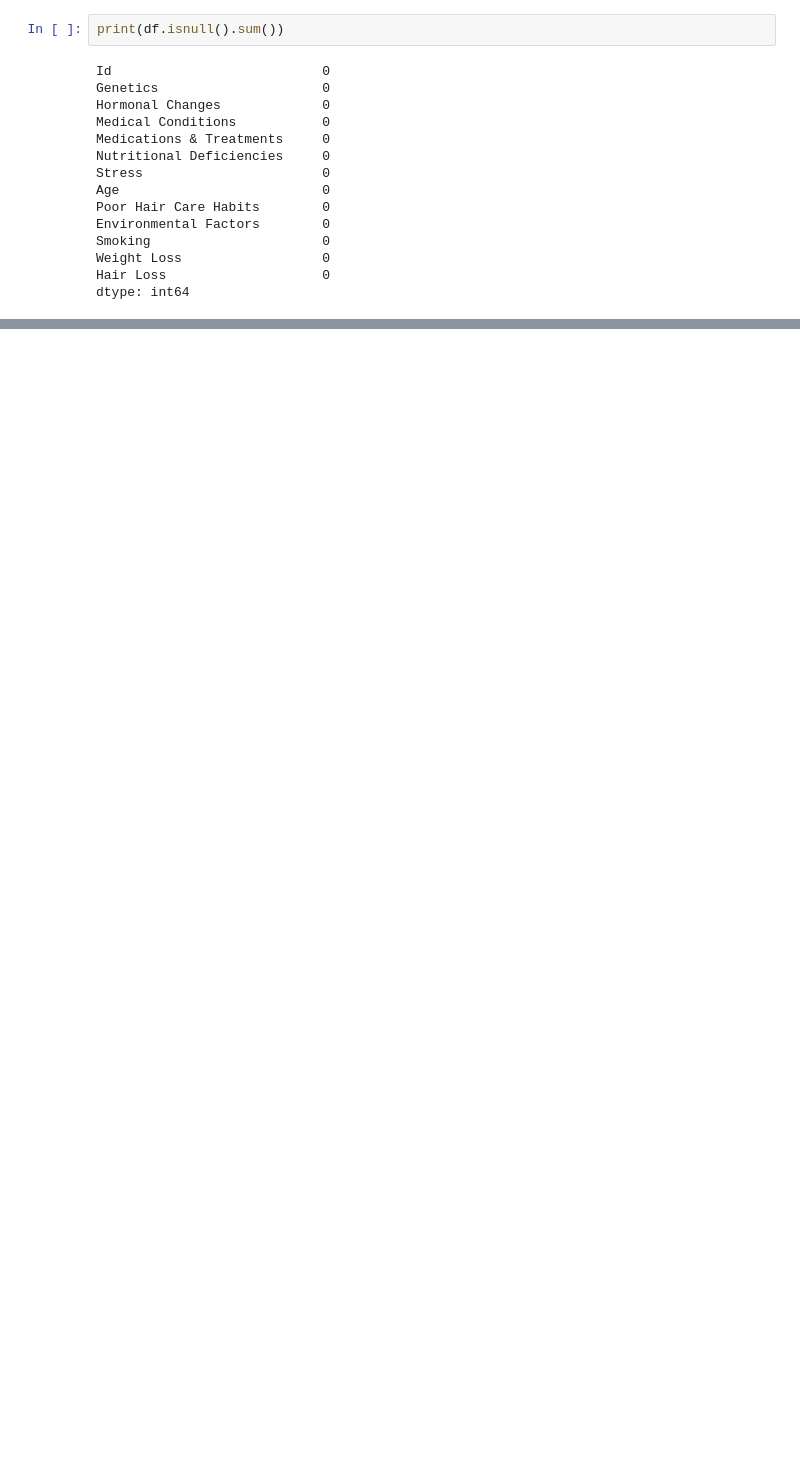
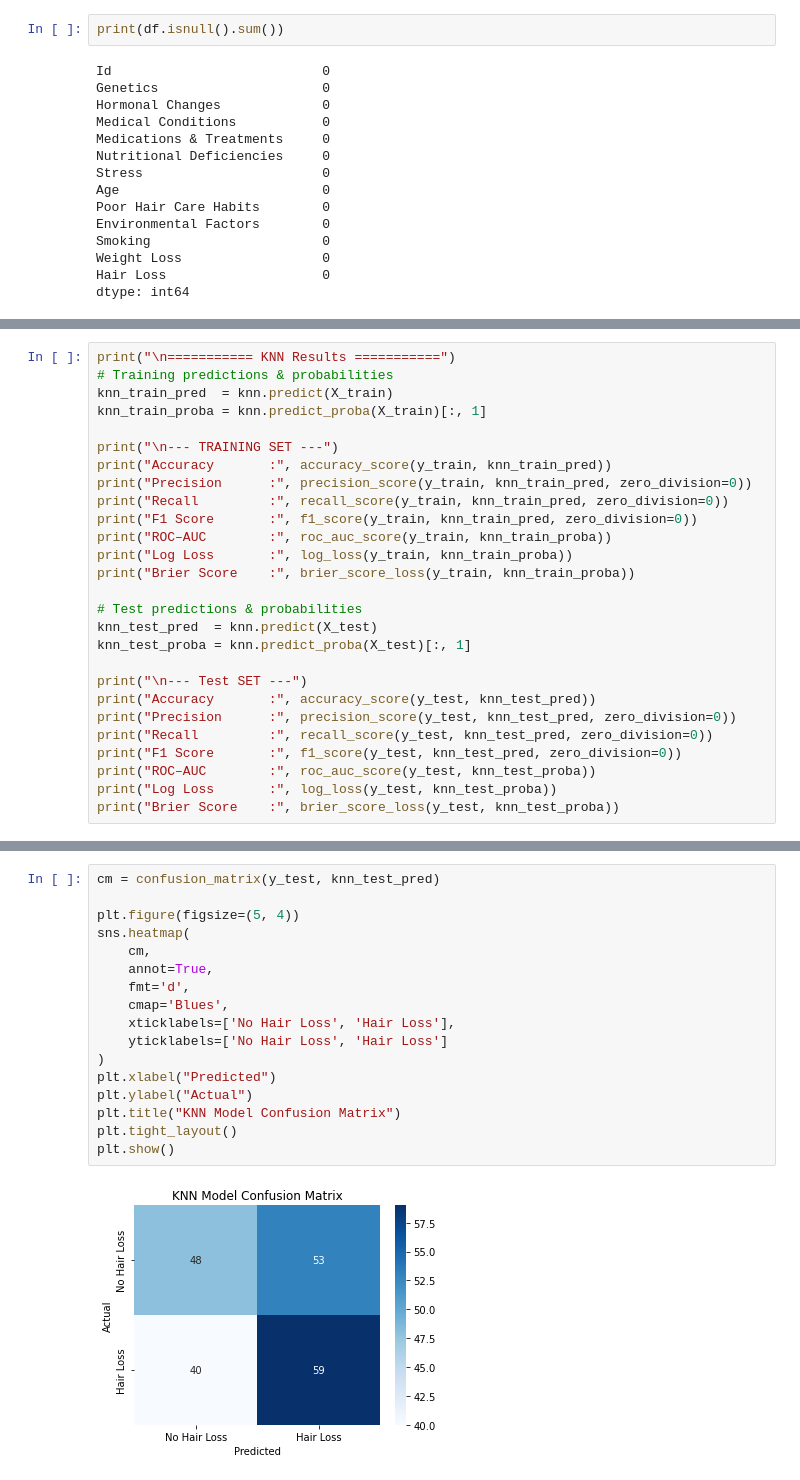
Before and after one commit to timnd08/hair-health-model, a Jupyter notebook: main_LR_SVM_KNN.ipynb, the cells around one changed output, grey strips where cells are left out. Drawn from its saved outputs; the diff is of its cells as text; blank space fills up the shorter version.

```diff
--- a/main_LR_SVM_KNN.ipynb
+++ b/main_LR_SVM_KNN.ipynb
@@ -822,0 +1023,27 @@ plt.show()
+# %%
+print("\n=========== KNN Results ===========")
+# Training predictions & probabilities
+knn_train_pred  = knn.predict(X_train)
+knn_train_proba = knn.predict_proba(X_train)[:, 1]
+
+print("\n--- TRAINING SET ---")
+print("Accuracy       :", accuracy_score(y_train, knn_train_pred))
+print("Precision      :", precision_score(y_train, knn_train_pred, zero_division=0))
+print("Recall         :", recall_score(y_train, knn_train_pred, zero_division=0))
+print("F1 Score       :", f1_score(y_train, knn_train_pred, zero_division=0))
+print("ROC–AUC        :", roc_auc_score(y_train, knn_train_proba))
+print("Log Loss       :", log_loss(y_train, knn_train_proba))
+print("Brier Score    :", brier_score_loss(y_train, knn_train_proba))
+
+# Test predictions & probabilities
+knn_test_pred  = knn.predict(X_test)
+knn_test_proba = knn.predict_proba(X_test)[:, 1]
+
+print("\n--- Test SET ---")
+print("Accuracy       :", accuracy_score(y_test, knn_test_pred))
+print("Precision      :", precision_score(y_test, knn_test_pred, zero_division=0))
+print("Recall         :", recall_score(y_test, knn_test_pred, zero_division=0))
+print("F1 Score       :", f1_score(y_test, knn_test_pred, zero_division=0))
+print("ROC–AUC        :", roc_auc_score(y_test, knn_test_proba))
+print("Log Loss       :", log_loss(y_test, knn_test_proba))
+print("Brier Score    :", brier_score_loss(y_test, knn_test_proba))
@@ -822,0 +1070,19 @@ plt.show()
+# %%
+cm = confusion_matrix(y_test, knn_test_pred)
+
+plt.figure(figsize=(5, 4))
+sns.heatmap(
+    cm,
+    annot=True,
+    fmt='d',
+    cmap='Blues',
+    xticklabels=['No Hair Loss', 'Hair Loss'],
+    yticklabels=['No Hair Loss', 'Hair Loss']
+)
+plt.xlabel("Predicted")
+plt.ylabel("Actual")
+plt.title("KNN Model Confusion Matrix")
+plt.tight_layout()
+plt.show()
+# %% [output]
+[figure, added]
```
Also changed, not shown: parts of 90 cells of this notebook.
